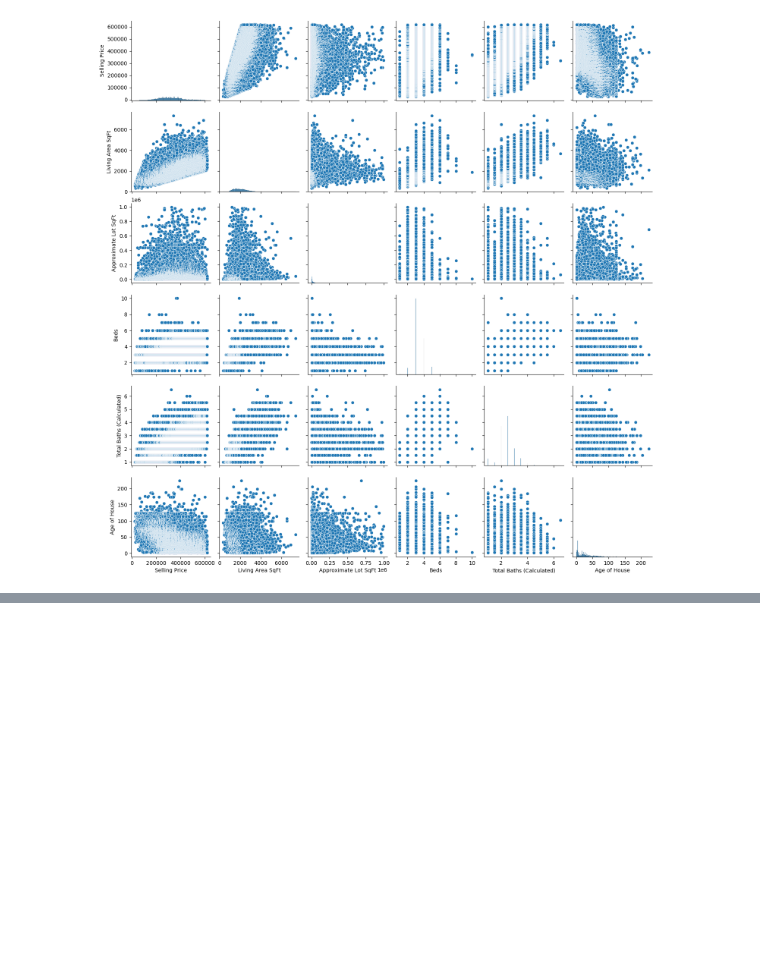
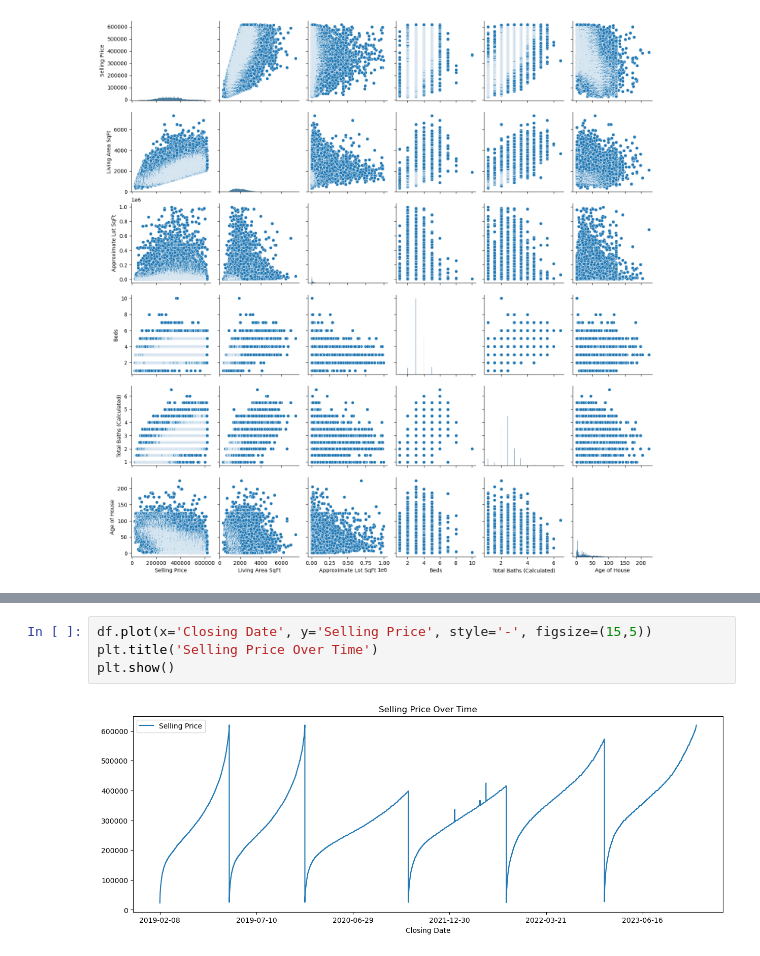
Before and after one commit to nimblenest/House-Project4, a Jupyter notebook: house-sales-ML.ipynb, the cells around one changed output, grey strips where cells are left out. Cells and saved outputs as stored; diff of their text form; blank space fills up the shorter version.

```diff
--- a/house-sales-ML.ipynb
+++ b/house-sales-ML.ipynb
@@ -154,0 +140,6 @@ cleaned_df
+# %%
+df.plot(x='Closing Date', y='Selling Price', style='-', figsize=(15,5))
+plt.title('Selling Price Over Time')
+plt.show()
+# %% [output]
+[figure, added]
```
Also changed, not shown: parts of 22 cells of this notebook.
